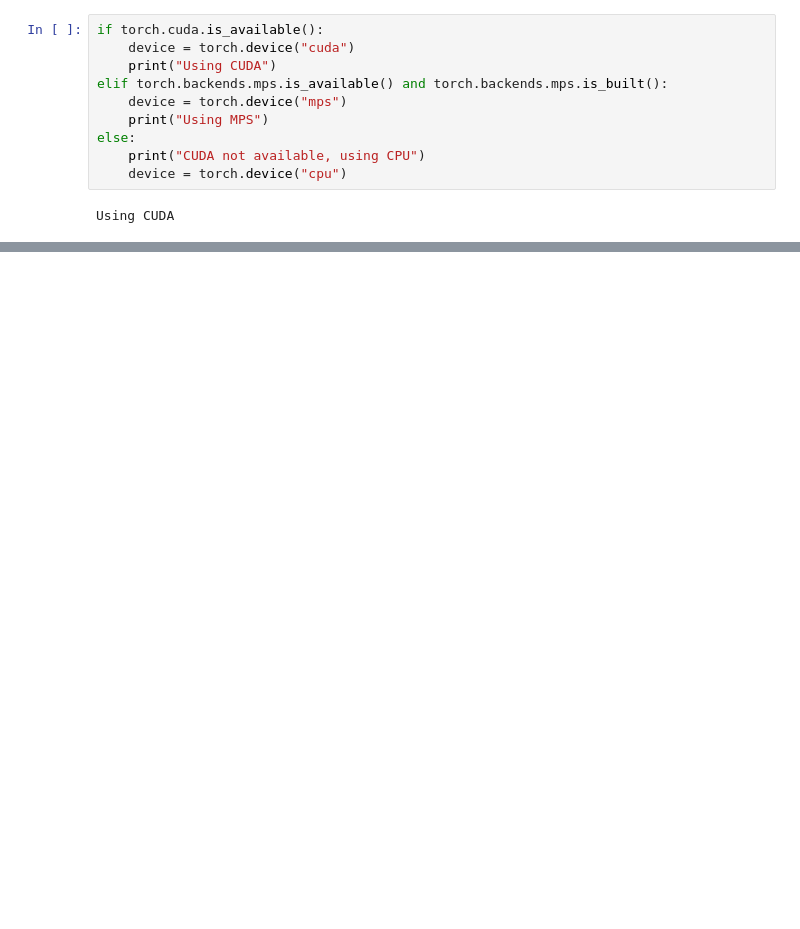
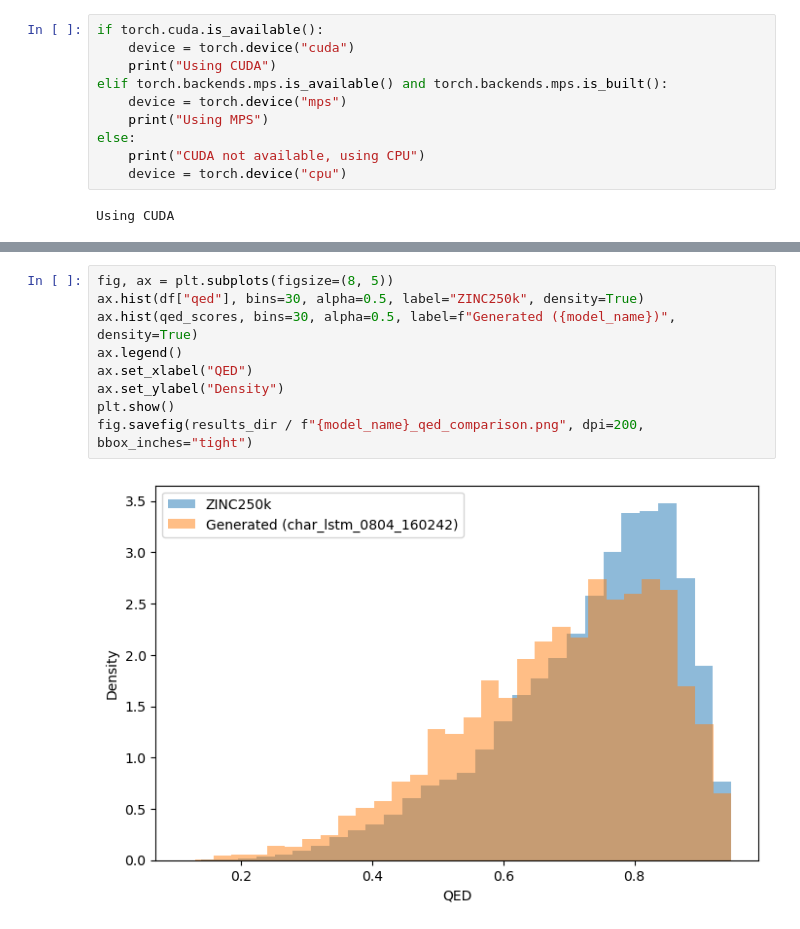
Before and after one commit to scottbwinner/Candidate-Molecule-Generation, a Jupyter notebook: notebooks/molecule_generation.ipynb, the cells around one changed output, grey strips where cells are left out. Cells and saved outputs as stored; diff of their text form; blank space fills up the shorter version.

```diff
--- a/notebooks/molecule_generation.ipynb
+++ b/notebooks/molecule_generation.ipynb
@@ -110,0 +123,11 @@ results_df
+# %%
+fig, ax = plt.subplots(figsize=(8, 5))
+ax.hist(df["qed"], bins=30, alpha=0.5, label="ZINC250k", density=True)
+ax.hist(qed_scores, bins=30, alpha=0.5, label=f"Generated ({model_name})", density=True)
+ax.legend()
+ax.set_xlabel("QED")
+ax.set_ylabel("Density")
+plt.show()
+fig.savefig(results_dir / f"{model_name}_qed_comparison.png", dpi=200, bbox_inches="tight")
+# %% [output]
+[figure, added]
```
Also changed, not shown: parts of 3 cells of this notebook, 3 other files.
